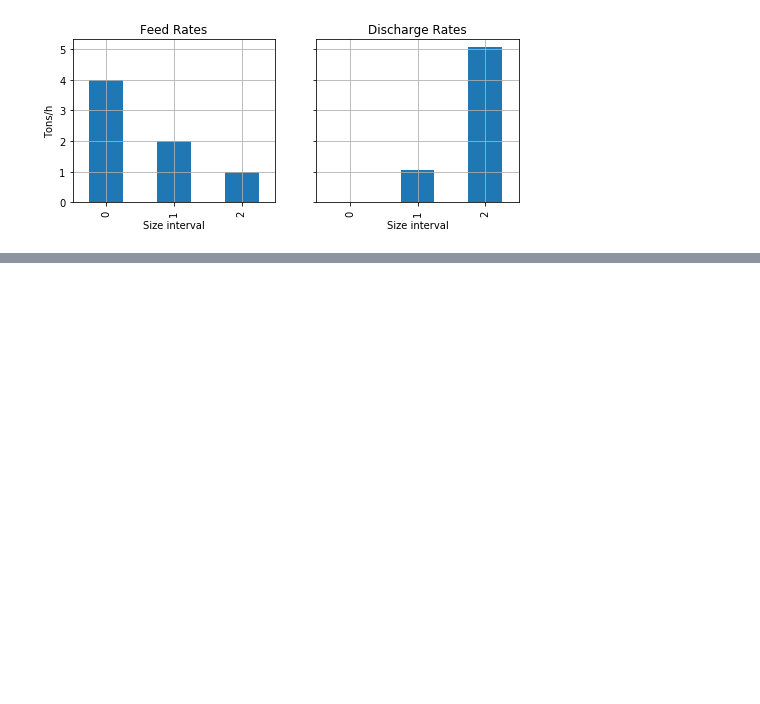
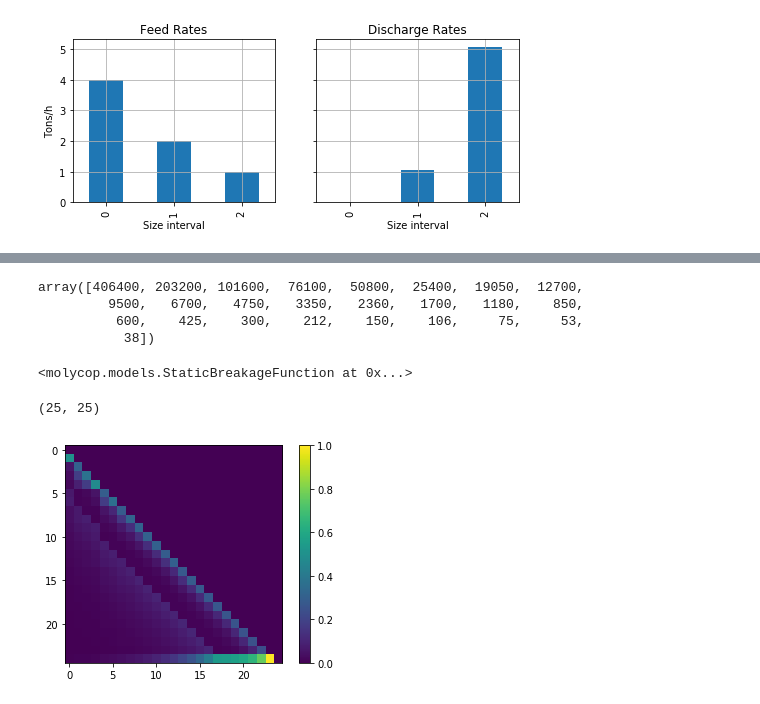
Before and after one commit to billtubbs/mech-575, a Jupyter notebook: code/python/project-grinding-dynamic-simulation-model.ipynb, the cells around one changed output, grey strips where cells are left out. Cells and saved outputs as stored; diff of their text form; code cells hidden in the pictures; blank space fills up the shorter version.

Commit message:
Init. B matrix

```diff
--- a/code/python/project-grinding-dynamic-simulation-model.ipynb
+++ b/code/python/project-grinding-dynamic-simulation-model.ipynb
@@ -248,0 +285,42 @@ plt.show()
+# %%
+mesh_openings = (mesh['Opening'].iloc[:-1]).values
+mesh_openings
+# %% [output]
+array([406400, 203200, 101600,  76100,  50800,  25400,  19050,  12700,
+         9500,   6700,   4750,   3350,   2360,   1700,   1180,    850,
+          600,    425,    300,    212,    150,    106,     75,     53,
+           38])
+# %%
+# Deafult selection and breakage model from Molycop Tools SAGSim model
+selection_params = {
+    'Balls': {'alpha0': 0.00358000, 'alpha1': 0.650,
+              'alpha2': 3.500, 'dcrit': 25400},
+    'Rocks': {'alpha0': 0.00228000, 'alpha1': 0.650,
+              'alpha2': 3.500, 'dcrit': 9500},
+    'Self': {'alpha0': 0.00018, 'alpha1': 0.650}
+}
+
+breakage_params = {
+    'beta00': 0.400,
+    'beta01': 0.050,
+    'beta1': 0.650,
+    'beta2': 2.500,
+    'beta30': 0.127,
+    'beta31': 0.000
+}
+breakage_function = StaticBreakageFunction(selection_params, breakage_params)
+breakage_function
+# %% [output]
+<molycop.models.StaticBreakageFunction at 0x...>
+# %%
+b_matrix = breakage_function.calculate_breakage_matrix(mesh_openings)
+b_matrix.shape
+# %% [output]
+(25, 25)
+# %%
+# Visualize B[i, j] matrix
+plt.imshow(b_matrix, cmap='viridis')
+plt.colorbar()
+plt.show()
+# %% [output]
+[figure, added]
```
Also changed, not shown: parts of 4 cells of this notebook.
